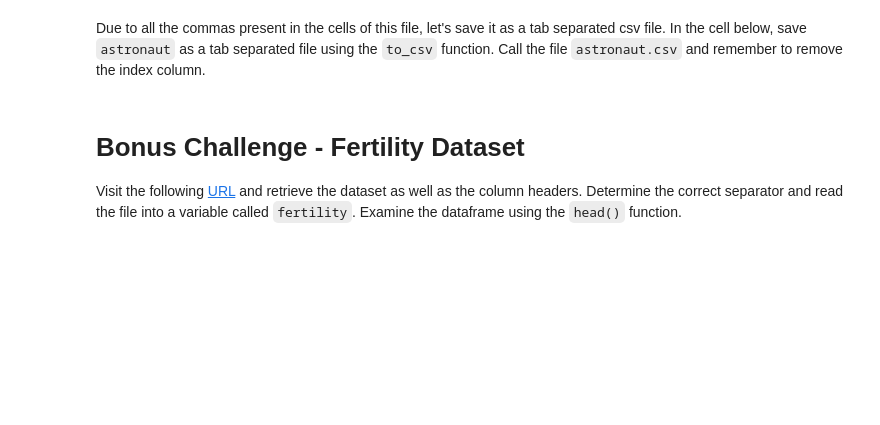
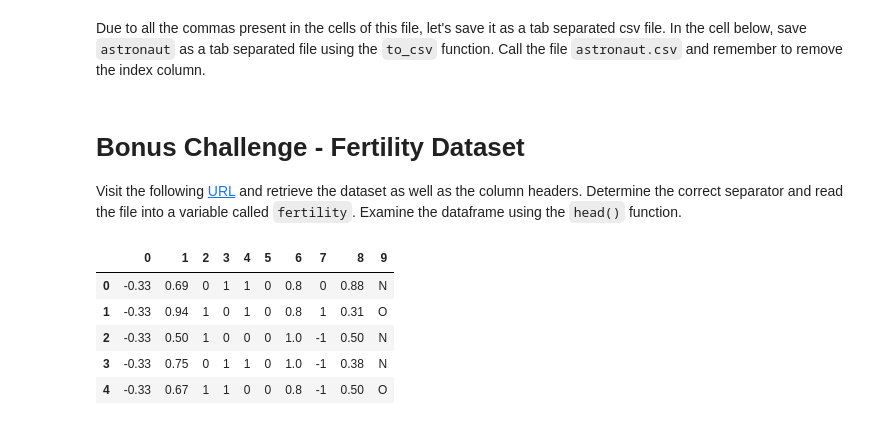
Before and after one commit to MeriemMar/data-labs, a Jupyter notebook: module-1/lab-import-export/your-code/main.ipynb, the cells around one changed output. Cells and saved outputs as stored; diff of their text form; code cells hidden in the pictures; blank space fills up the shorter version.

```diff
--- a/module-1/lab-import-export/your-code/main.ipynb
+++ b/module-1/lab-import-export/your-code/main.ipynb
@@ -172,0 +174,14 @@ Visit the following [URL](https://archive.ics.uci.edu/ml/datasets/Fertility) and
+# %%
+# Load the file into dataframe with ',' separator and no header
+url = '/Users/mac/data-labs/module-1/lab-import-export/your-code/fertility_Diagnosis.txt'
+fertility = pd.read_csv(url, sep=",", header=None)
+# %%
+#Examine data
+fertility.head()
+# %% [output]
+|  | 0 | 1 | 2 | 3 | 4 | 5 | 6 | 7 | 8 | 9 |
+| 0 | -0.33 | 0.69 | 0 | 1 | 1 | 0 | 0.8 | 0 | 0.88 | N |
+| 1 | -0.33 | 0.94 | 1 | 0 | 1 | 0 | 0.8 | 1 | 0.31 | O |
+| 2 | -0.33 | 0.50 | 1 | 0 | 0 | 0 | 1.0 | -1 | 0.50 | N |
+| 3 | -0.33 | 0.75 | 0 | 1 | 1 | 0 | 1.0 | -1 | 0.38 | N |
+| 4 | -0.33 | 0.67 | 1 | 1 | 0 | 0 | 0.8 | -1 | 0.50 | O |
```
Also changed, not shown: parts of 17 cells of this notebook, 16 other files.
